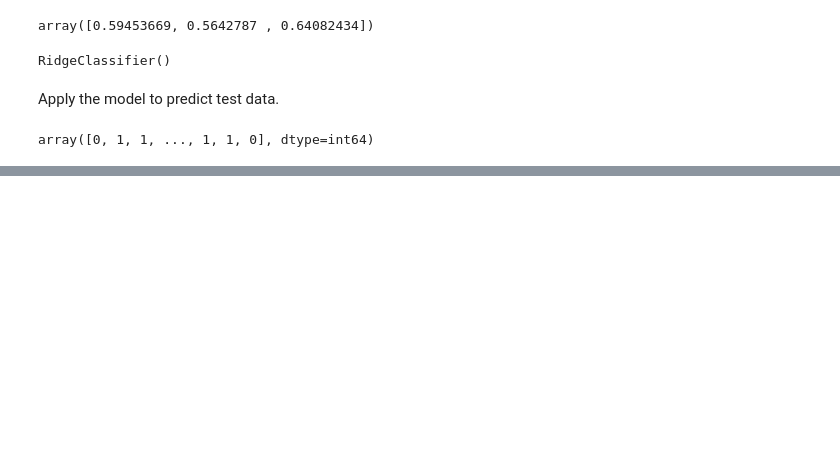
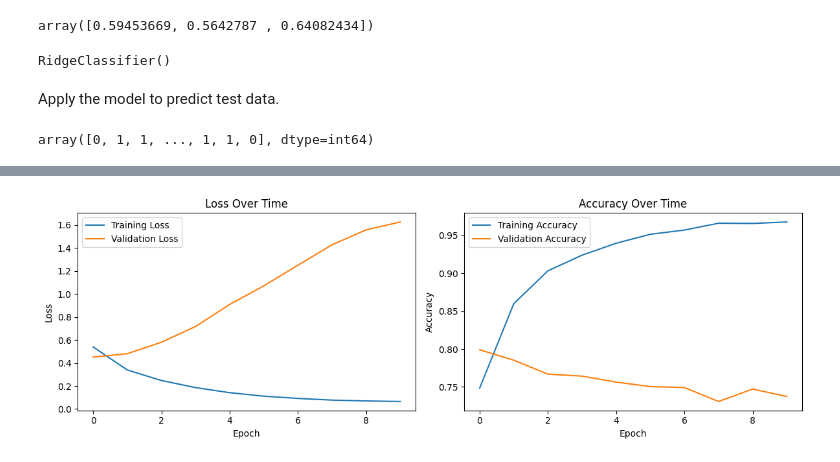
Before and after one commit to nchen/ml3-disaster-tweets, a Jupyter notebook: Disaster-Tweets.ipynb, the cells around one changed output, grey strips where cells are left out. Drawn from its saved outputs; the diff is of its cells as text; code cells hidden in the pictures; blank space fills up the shorter version.

```diff
--- a/Disaster-Tweets.ipynb
+++ b/Disaster-Tweets.ipynb
@@ -275,0 +329,19 @@ We achieved `76.6%` validation accuracy with the LSTM model, not too bad!
+# %%
+import re
+from nltk.stem import PorterStemmer
+
+def my_clean_text(text):
+    text = text.lower()  # 小写
+    text = re.sub(r'[^\w\s]', '', text)  # 移除标点
+    text = re.sub(r'\d+', '', text)  # 移除数字
+
+    # stem text
+    ps = PorterStemmer()
+    text = ' '.join(ps.stem(word) for word in text.split())
+    return text
+
+cleaned_texts = train_df['text'].apply(my_clean_text)
+
+vectorizer = feature_extraction.text.CountVectorizer(stop_words='english', min_df=2) # min_df helps exclude rare words
+train_vectors = vectorizer.fit_transform(cleaned_texts)
+print("Vocabulary size after cleaning:", len(vectorizer.vocabulary_))
@@ -275,0 +358,60 @@ We achieved `76.6%` validation accuracy with the LSTM model, not too bad!
+# %%
+model = Sequential()
+
+# Add LSTM layers
+model.add(LSTM(units=128, input_shape=(train_vectors.shape[1], train_vectors.shape[2]),
+               return_sequences=False)) # only return the output of the last step
+
+# Avoid overfitting
+model.add(Dropout(0.2))
+
+# Add fully connected layer
+model.add(Dense(64, activation='relu'))
+model.add(Dropout(0.2))
+
+# Output layer, use sigmoid for binary classification
+model.add(Dense(1, activation='sigmoid'))
+
+# compile the model
+model.compile(optimizer=Adam(learning_rate=0.001),
+              loss='binary_crossentropy',
+              metrics=['accuracy'])
+
+model.summary()
+
+# train
+history = model.fit(X_train, y_train,
+                    epochs=10,
+                    batch_size=32,
+                    validation_data=(X_val, y_val),
+                    verbose=1)
+
+# evaluation
+loss, accuracy = model.evaluate(X_val, y_val)
+print(f'Validation Loss: , {loss:.4f}')
+print(f'Validation Accuracy: {accuracy:.4f}')
+
+# visulization
+plt.figure(figsize=(12, 4))
+
+# render loss
+plt.subplot(1, 2, 1)
+plt.plot(history.history['loss'], label='Training Loss')
+plt.plot(history.history['val_loss'], label='Validation Loss')
+plt.title('Loss Over Time')
+plt.xlabel('Epoch')
+plt.ylabel('Loss')
+plt.legend()
+
+# render accuracy
+plt.subplot(1, 2, 2)
+plt.plot(history.history['accuracy'], label='Training Accuracy')
+plt.plot(history.history['val_accuracy'], label='Validation Accuracy')
+plt.title('Accuracy Over Time')
+plt.xlabel('Epoch')
+plt.ylabel('Accuracy')
+plt.legend()
+
+plt.tight_layout()
+plt.show()
+# %% [output]
@@ -275,0 +435 @@ We achieved `76.6%` validation accuracy with the LSTM model, not too bad!
+[figure, added]
```
Also changed, not shown: parts of 48 cells of this notebook, 1 other file.
